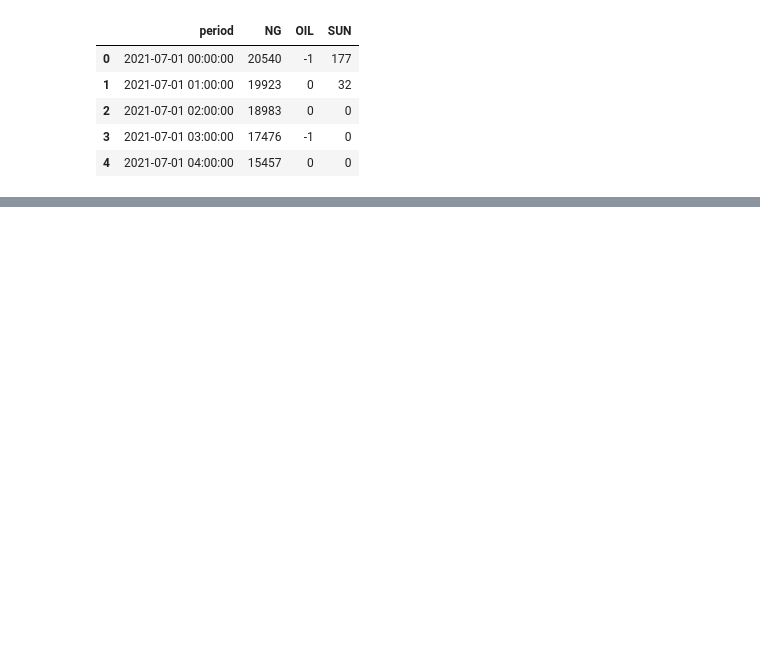
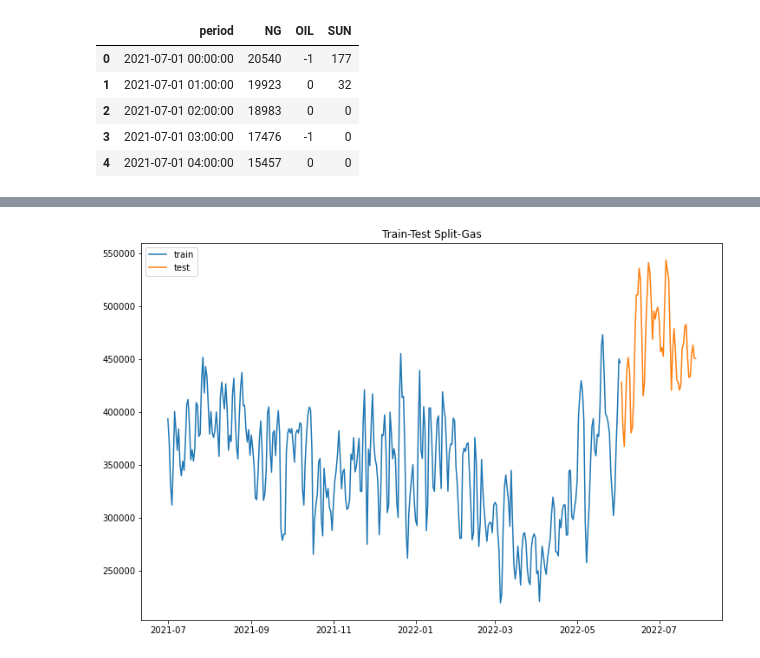
Before and after one commit to cdfurr/Solar-Power, a Jupyter notebook: Notebooks/Notebook_4.ipynb, the cells around one changed output, grey strips where cells are left out. Cells and saved outputs as stored; diff of their text form; code cells hidden in the pictures; blank space fills up the shorter version.

```diff
--- a/Notebooks/Notebook_4.ipynb
+++ b/Notebooks/Notebook_4.ipynb
@@ -97,0 +113,10 @@ Name: SUN, Length: 9432, dtype: int64
+# %%
+train_gas, test_gas = train_test_split(df_gas, test_size = 56, shuffle=False)
+# %%
+fig, ax = plt.subplots(figsize=(12, 8))
+ax.plot(train_gas, label='train')
+ax.plot(test_gas, label='test')
+ax.set_title('Train-Test Split-Gas');
+plt.legend();
+# %% [output]
+[figure, added]
```
Also changed, not shown: parts of 61 cells of this notebook, 3 other files.
